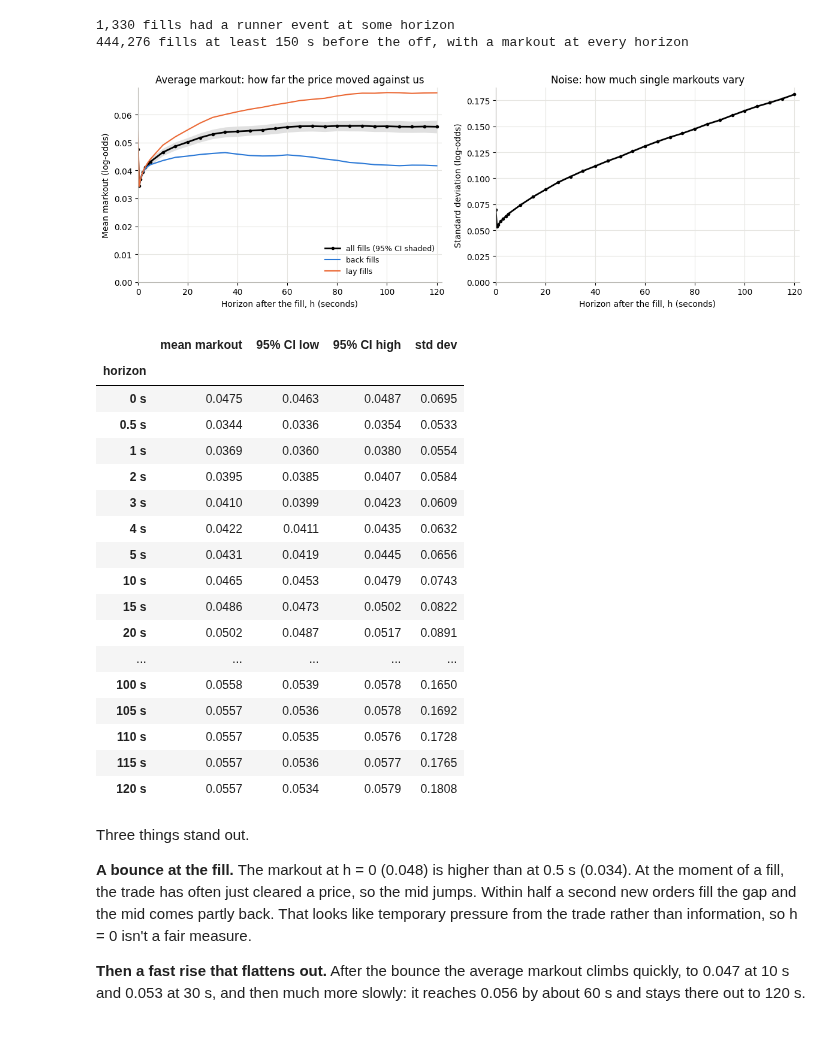
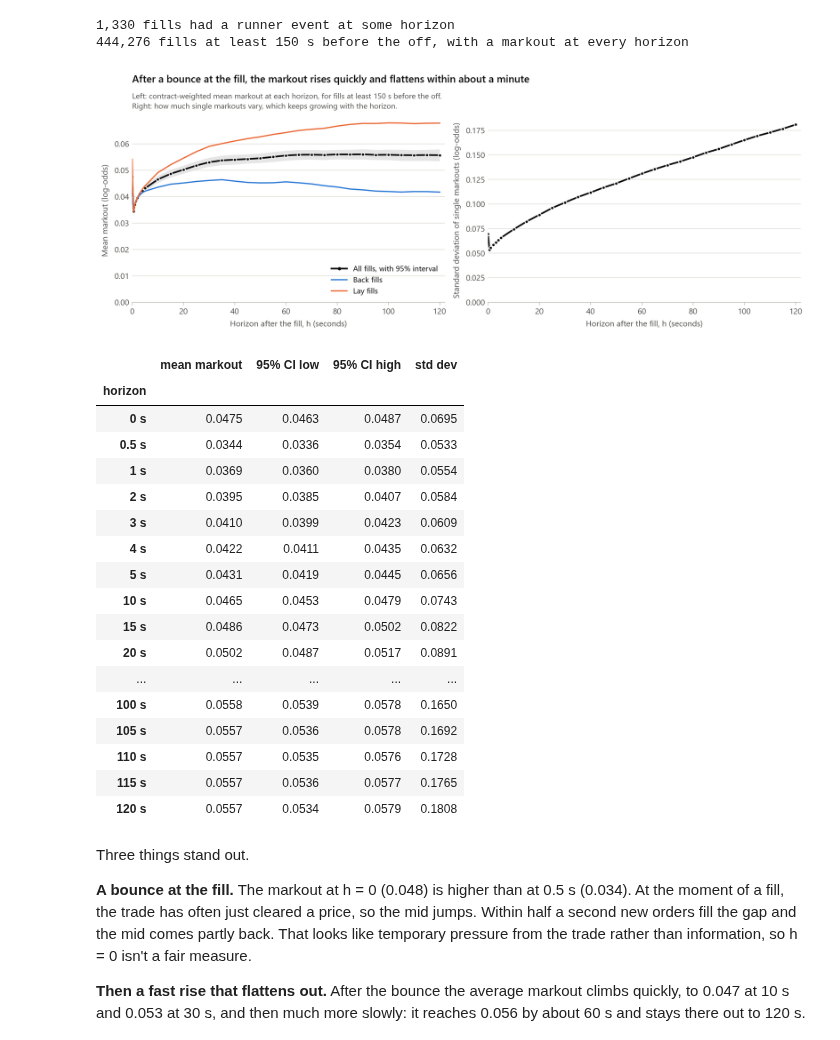
Before and after one commit to wazzak-99/Greyhound-Racing-Backtesting, a Jupyter notebook: adverse-selection/choosing-markout-horizon.ipynb, the cells around one changed output. Cells and saved outputs as stored; diff of their text form; code cells hidden in the pictures.

```diff
--- a/adverse-selection/choosing-markout-horizon.ipynb
+++ b/adverse-selection/choosing-markout-horizon.ipynb
@@ -451,33 +491,34 @@ print(f"{early.sum():,} fills at least 150 s before the off, with a markout at e
 1,330 fills had a runner event at some horizon
 444,276 fills at least 150 s before the off, with a markout at every horizon
 # %%
-fig, (left, right) = plt.subplots(1, 2, figsize=(12, 4.2))
+fig, (left, right) = plt.subplots(1, 2, figsize=(12, 4.4), layout="constrained")
 
 mean, boot = curves["all fills"]
 low, high = ci(boot)
-left.fill_between(HORIZONS, low, high, color="black", alpha=0.12, lw=0)
-left.plot(HORIZONS, mean, "-o", color="black", lw=2, ms=3, label="all fills (95% CI shaded)")
+left.fill_between(HORIZONS, low, high, color=INK, alpha=0.10, lw=0)
+left.plot(HORIZONS, mean, "-o", color=INK, ms=4, mew=1, label="All fills, with 95% interval")
 for side in SIDES:
-    left.plot(HORIZONS, curves[side][0], "-", color=COLOURS[side], lw=1.5, label=f"{side} fills")
-left.set(title="Average markout: how far the price moved against us",
-         ylabel="Mean markout (log-odds)", ylim=(0, None))
-left.legend(frameon=False, fontsize=9, loc="lower right")
+    left.plot(HORIZONS, curves[side][0], color=COLOURS[side], lw=1.5, label=f"{side.title()} fills")
+left.set(ylabel="Mean markout (log-odds)", ylim=(0, None))
+legend(left, loc="lower right")
 
 # Contract-weighted standard deviation of single markouts
 weight = fills.loc[early, "contracts"]
 spread = np.sqrt(((markouts.loc[early, MARKOUTS] - mean) ** 2).mul(weight, axis=0).sum() / weight.sum())
-right.plot(HORIZONS, spread, "-o", color="black", lw=2, ms=3)
-right.set(title="Noise: how much single markouts vary", ylabel="Standard deviation (log-odds)", ylim=(0, None))
+right.plot(HORIZONS, spread, "-o", color=INK, ms=4, mew=1)
+right.set(ylabel="Standard deviation of single markouts (log-odds)", ylim=(0, None))
 
 for ax in (left, right):
     ax.set(xlabel="Horizon after the fill, h (seconds)", xlim=(0, 122))
-fig.tight_layout()
+titles(left, "After a bounce at the fill, the markout rises quickly and flattens within about a minute",
+       "Left: contract-weighted mean markout at each horizon, for fills at least 150 s before the off.\n"
+       "Right: how much single markouts vary, which keeps growing with the horizon.")
 plt.show()
 
 pd.DataFrame({"mean markout": mean.to_numpy(), "95% CI low": low, "95% CI high": high, "std dev": spread.to_numpy()},
              index=[f"{h:g} s" for h in HORIZONS]).rename_axis("horizon").round(4)
 # %% [output]
-[figure, old version]
+[figure, new version]
 |  | mean markout | 95% CI low | 95% CI high | std dev |
 | horizon |  |  |  |  |
 | 0 s | 0.0475 | 0.0463 | 0.0487 | 0.0695 |
```
Also changed, not shown: parts of 4 cells of this notebook, 12 other files.
